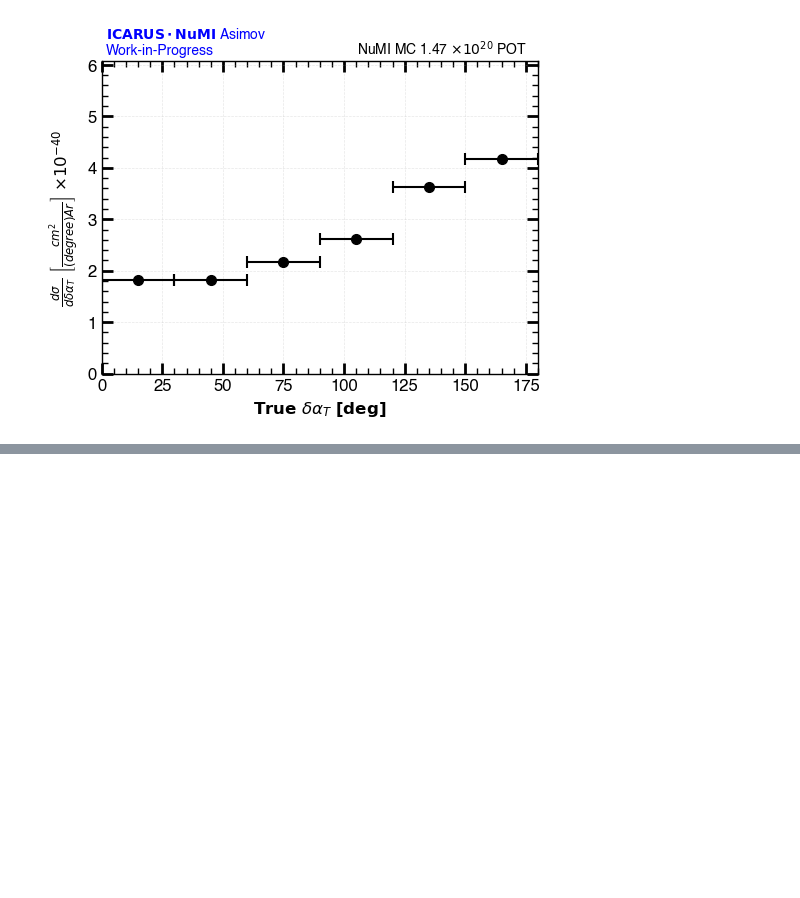
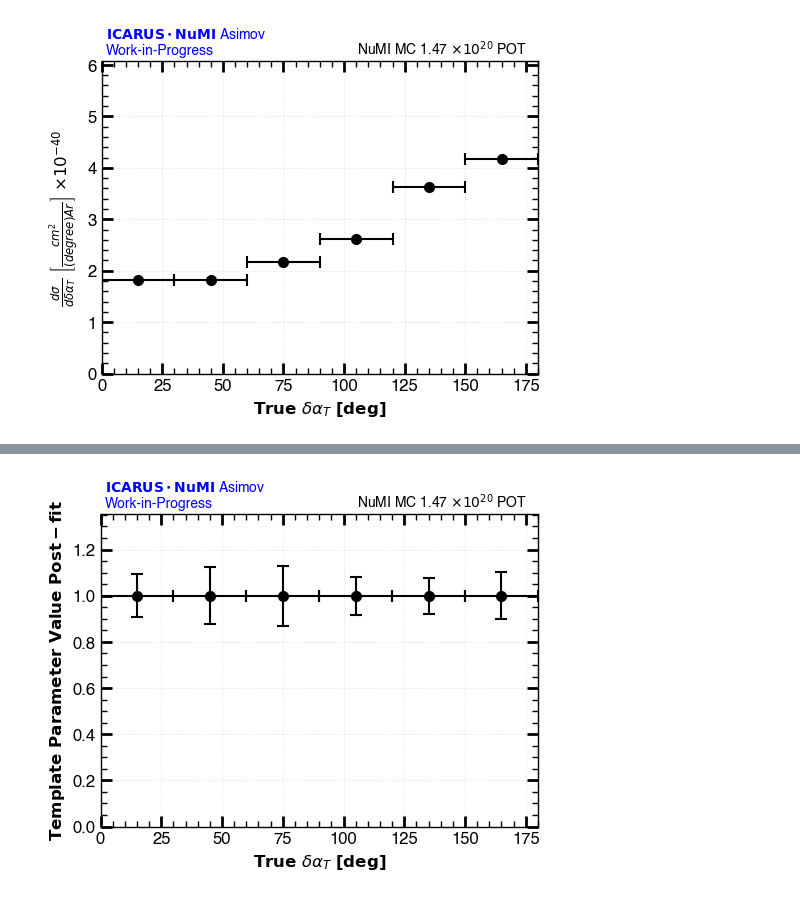
Before and after one commit to rvizarreta/gundam-icarus, a Jupyter notebook: Notebooks/Asimov_Studies.ipynb, the cells around one changed output, grey strips where cells are left out. Saved outputs shown, nothing was run; the diff lists cells and outputs as text; code cells hidden in the pictures; blank space fills up the shorter version.

```diff
--- a/Notebooks/Asimov_Studies.ipynb
+++ b/Notebooks/Asimov_Studies.ipynb
@@ -189,18 +240,20 @@ display(fig)
 # %%
 fig_template, ax_template = plot_scatter(
         filename='/Users/rvizarreta/Library/CloudStorage/GoogleDrive-rvizarreta14@gmail.com/My Drive/🏛 PhD Repository/🚀 Research/🤖 Experiments&Projects/ICARUS/ICARUS_CC0pi_GUNDAM/data/Asimov/asimov_dalphaT.root',
         is_cross_section = False,
         hist_path="FitterEngine/postFit/Hesse/errors/Template Parameter true_dalphaT_deg/values/postFitErrors_TH1D;1",
         xlabel=r'$\mathbf{True}\ \delta \alpha_T\ \mathbf{[deg]}$',
         ylabel='$\mathbf{Template\ Parameter\ Value\ Post-fit}$',
         bin_edges_labels=[0.0, 30.0, 60.0, 90.0, 120.0, 150.0, 180.0],
         is_y_errors = True,
         title_line1=r'$\bf{ICARUS \cdot NuMI}$ Asimov' + '\n' + 'Work-in-Progress',
         label=None,
-        output_name='Plots/TemplateParameter_TrueDAlphaT.png',
         pot=r'NuMI MC 1.47 $\times 10^{20}$ POT',
         remove_last_bin=False
 )
+fig_template.savefig('Plots/Asimov/TemplateParameters/dalphaT.png', dpi=300, bbox_inches='tight')
+# %% [output]
+[figure, added]
 # %%
 # Usage
 fig, ax = plot_fit_constraints(
```
Also changed, not shown: parts of 14 cells of this notebook, 6 other files.
